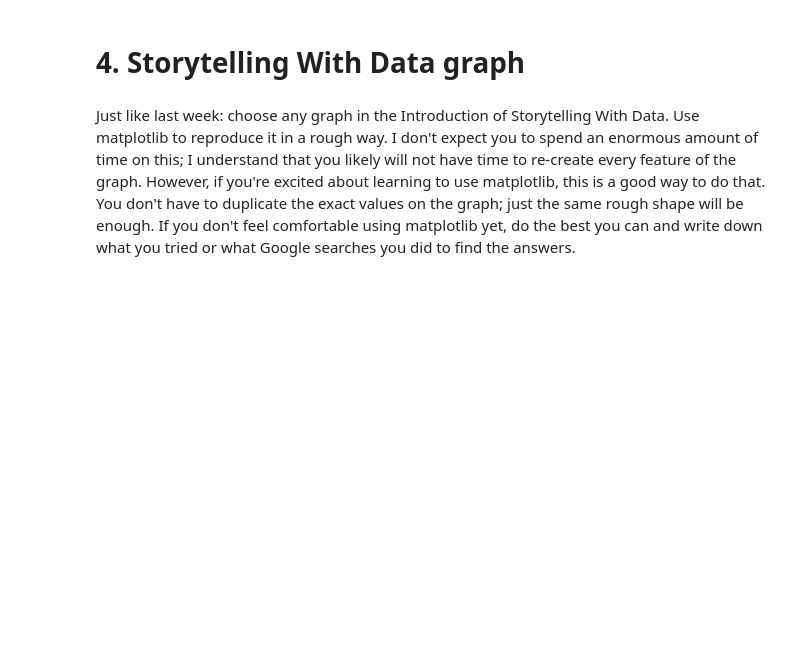
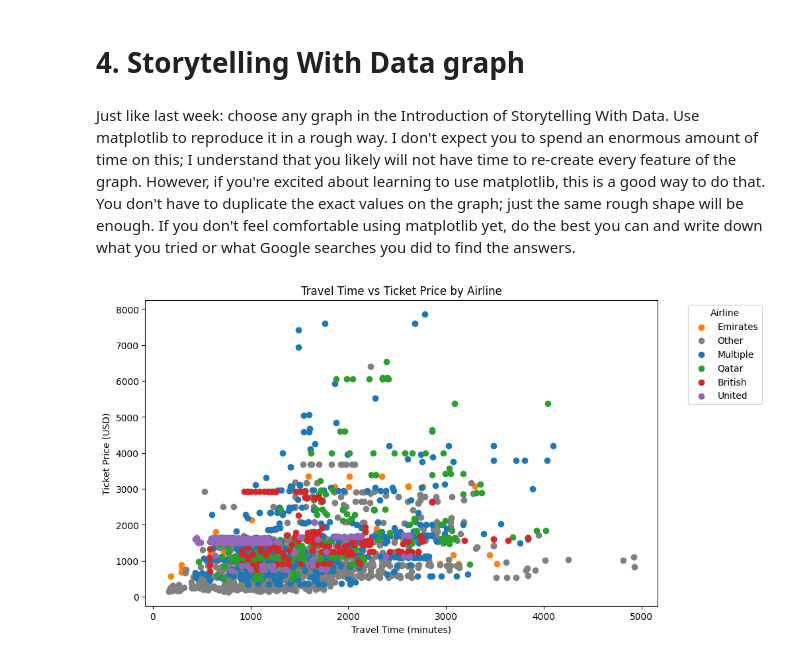
Before and after one commit to tbrantinghamBU/699-Personal, a Jupyter notebook: OMDS-ModB2-Week2-Brantingham-Tyler.ipynb, the cells around one changed output. Cells and saved outputs as stored; diff of their text form; code cells hidden in the pictures; blank space fills up the shorter version.

```diff
--- a/OMDS-ModB2-Week2-Brantingham-Tyler.ipynb
+++ b/OMDS-ModB2-Week2-Brantingham-Tyler.ipynb
@@ -487,9 +638,6 @@ def clean_and_combine_datetime(df, date_col, time_col):
 
     return df
 
-# Clean and combine datetime
-df_clean = clean_and_combine_datetime(df, 'arrival_date', 'arrival_time')
-
 def convert_to_24_hour(time_str):
     try:
         # Check if the value is a string
@@ -545,6 +768,6 @@ print(missing_values)
 # %%
 # Fill missing values with mean
-df['ticket_price_usd'] = df['ticket_price_usd'].fillna(df_clean['ticket_price_usd'].mean())
+df_clean['ticket_price_usd'] = df_clean['ticket_price_usd'].fillna(df_clean['ticket_price_usd'].mean())
 # %%
 # Perform one-hot encoding on all object-type (categorical) columns
 encode_cols = ['airline_name','departure_airport', '1st_stoppage','2nd_stoppage','3rd_stoppage','destination_airport']
@@ -584,3 +832,28 @@ for column, value_counts in imbalance_info.items():
 Just like last week: choose any graph in the Introduction of Storytelling With Data. Use matplotlib to reproduce it in a rough way. I don't expect you to spend an enormous amount of time on this; I understand that you likely will not have time to re-create every feature of the graph. However, if you're excited about learning to use matplotlib, this is a good way to do that. You don't have to duplicate the exact values on the graph; just the same rough shape will be enough.  If you don't feel comfortable using matplotlib yet, do the best you can and write down what you tried or what Google searches you did to find the answers.
 # %%
 import matplotlib.pyplot as plt
+
+# Get the top 10 most frequent airline names
+top_airlines = df_clean['airline_name'].value_counts().nlargest(5).index
+
+# Create a new column to group other airlines into 'Other'
+df_clean['airline_group'] = df_clean['airline_name'].apply(lambda x: x if x in top_airlines else 'Other')
+
+# Define colors for top airlines and 'Other'
+colors = list(plt.cm.tab10.colors[:10]) + [(0.5, 0.5, 0.5)]  # Convert tuple to list before concatenation
+color_map = {airline: colors[i] for i, airline in enumerate(top_airlines)}
+color_map['Other'] = colors[-1]
+
+# Plot scatter plot
+plt.figure(figsize=(10, 6))
+for airline in df_clean['airline_group'].unique():
+    subset = df_clean[df_clean['airline_group'] == airline]
+    plt.scatter(subset['travel_time_minutes'], subset['ticket_price_usd'], c=[color_map[airline]], label=airline)
+
+plt.xlabel('Travel Time (minutes)')
+plt.ylabel('Ticket Price (USD)')
+plt.title('Travel Time vs Ticket Price by Airline')
+plt.legend(title='Airline', bbox_to_anchor=(1.05, 1), loc='upper left')
+plt.show()
+# %% [output]
+[figure, added]
```
Also changed, not shown: parts of 18 cells of this notebook.
